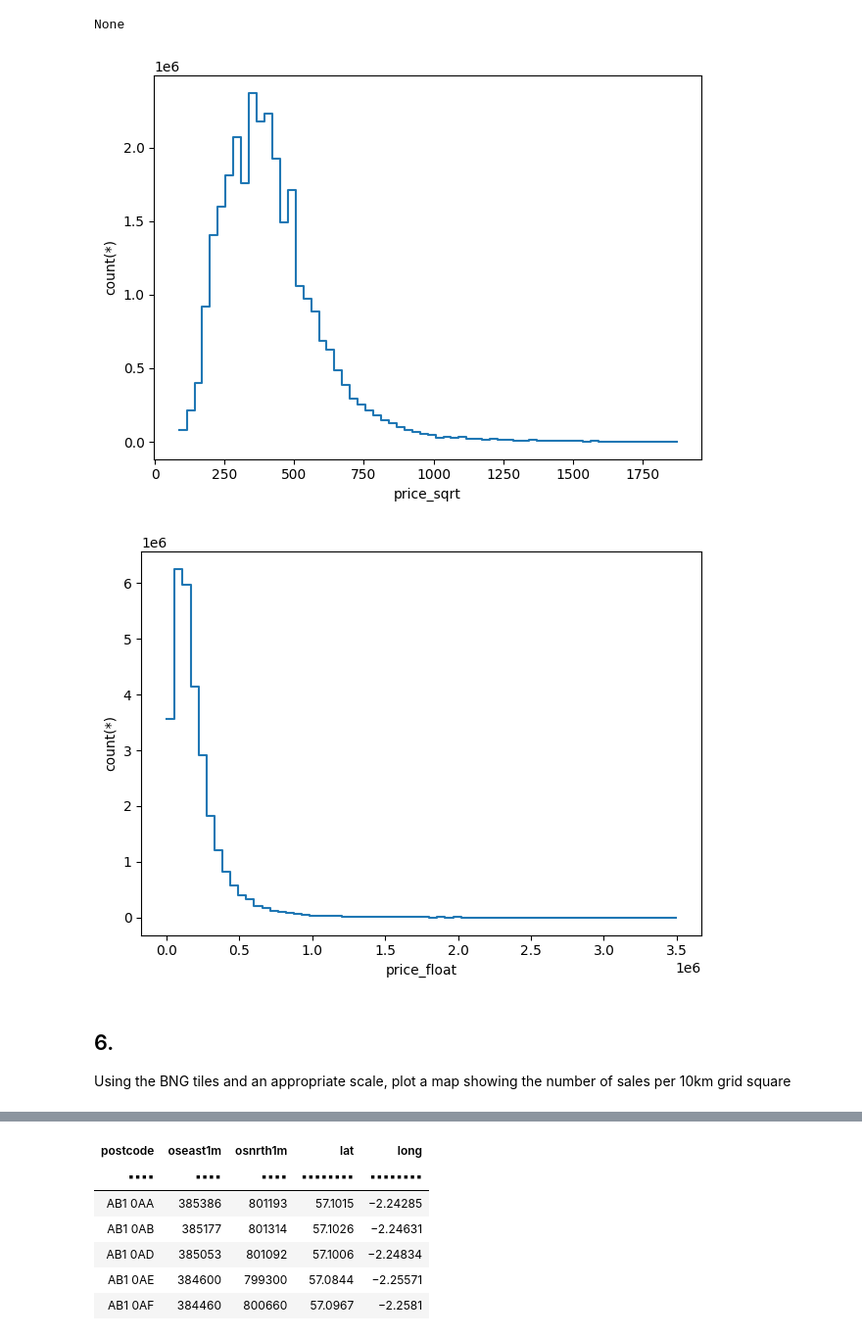
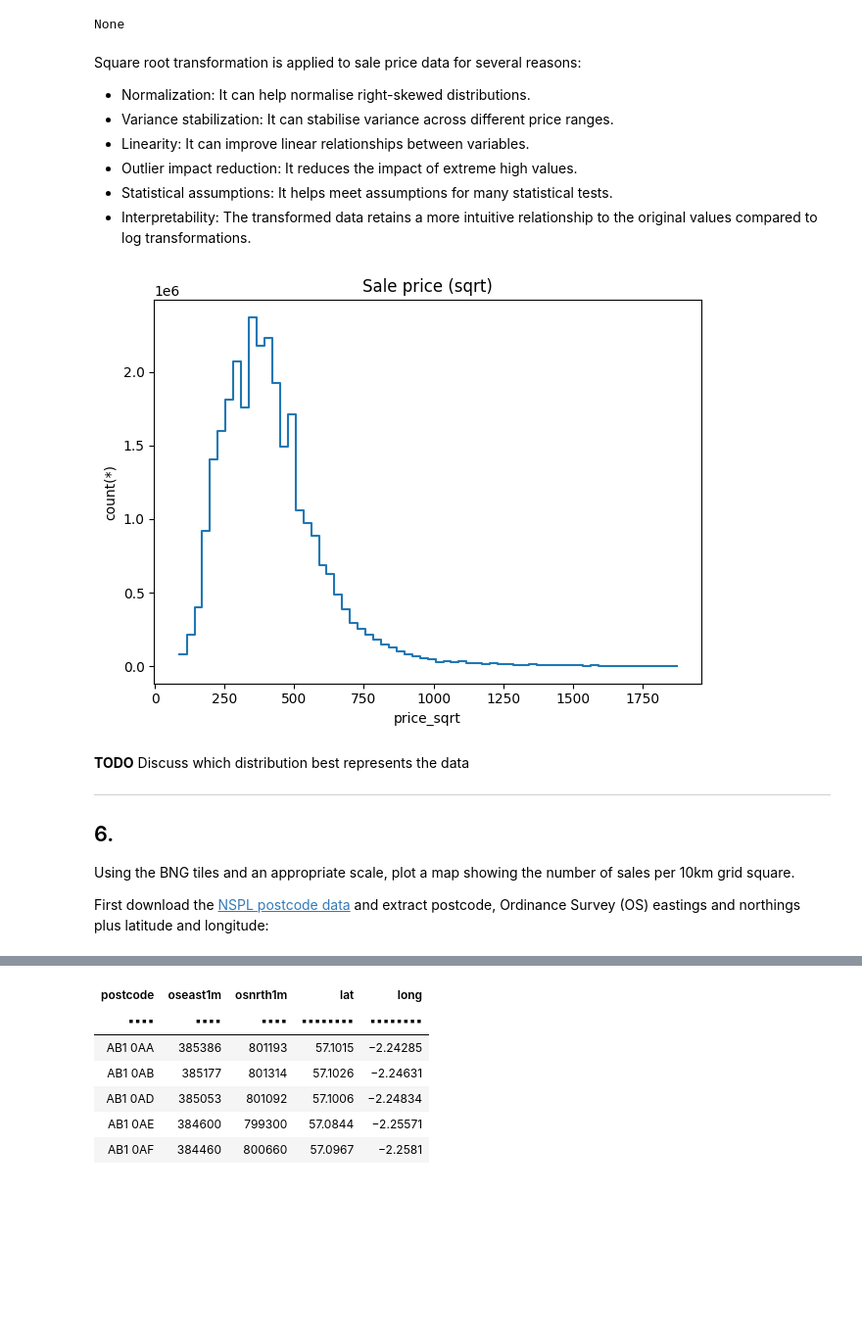
Before and after one commit to makeyourownmaker/misc, a Jupyter notebook: Chimnie.ipynb, the cells around one changed output, grey strips where cells are left out. Shown at 98% size. Saved outputs shown, nothing was run; the diff lists cells and outputs as text; code cells hidden in the pictures; blank space fills up the shorter version.

```diff
--- a/Chimnie.ipynb
+++ b/Chimnie.ipynb
@@ -411,20 +452,35 @@ Data:
 | 29,212,381 | {152AB734-831F-E651-E063-4704A8C0... | 160000 | 2024-03-18 00:00:00 | WN6 0HF | T | N | F | 44 |  | HIGH STREET | STANDISH | ... |
 | 29,212,382 | {152AB734-8321-E651-E063-4704A8C0... | 233000 | 2024-02-29 00:00:00 | M19 1PT | S | N | F | 7 |  | MOSSBRAY AVENUE |  | ... |
 None
+# %% [markdown]
+
+Square root transformation is applied to sale price data for several reasons:
+
+ * Normalization: It can help normalise right-skewed distributions.
+ * Variance stabilization: It can stabilise variance across different price ranges.
+ * Linearity: It can improve linear relationships between variables.
+ * Outlier impact reduction: It reduces the impact of extreme high values.
+ * Statistical assumptions: It helps meet assumptions for many statistical tests.
+ * Interpretability: The transformed data retains a more intuitive relationship to the original values compared to log transformations.
 # %%
 df['price_float'] = df.price.astype('float64')
 df['price_sqrt'] = df.price_float ** 0.5
 
 df.viz.histogram(df.price_sqrt, limits='99.7%')
+plt.title('Sale price (sqrt)')
 plt.show()
-
-df.viz.histogram(df.price_float, limits='99.7%')
-plt.show()
 # %% [output]
-[figure, old version]
+[figure, new version]
-[figure, removed]
 # %% [markdown]
+
+
+**TODO** Discuss which distribution best represents the data
+
+---
+
 ## 6.
 
-Using the BNG tiles and an appropriate scale, plot a map showing the number of sales per 10km grid square
+Using the BNG tiles and an appropriate scale, plot a map showing the number of sales per 10km grid square.
+
+First download the [NSPL postcode data](https://geoportal.statistics.gov.uk/datasets/f7464f3658ba439ba577651b32014cfe/about) and extract postcode, Ordinance Survey (OS) eastings and northings plus latitude and longitude:
 # %%
```
Also changed, not shown: parts of 41 cells of this notebook.
